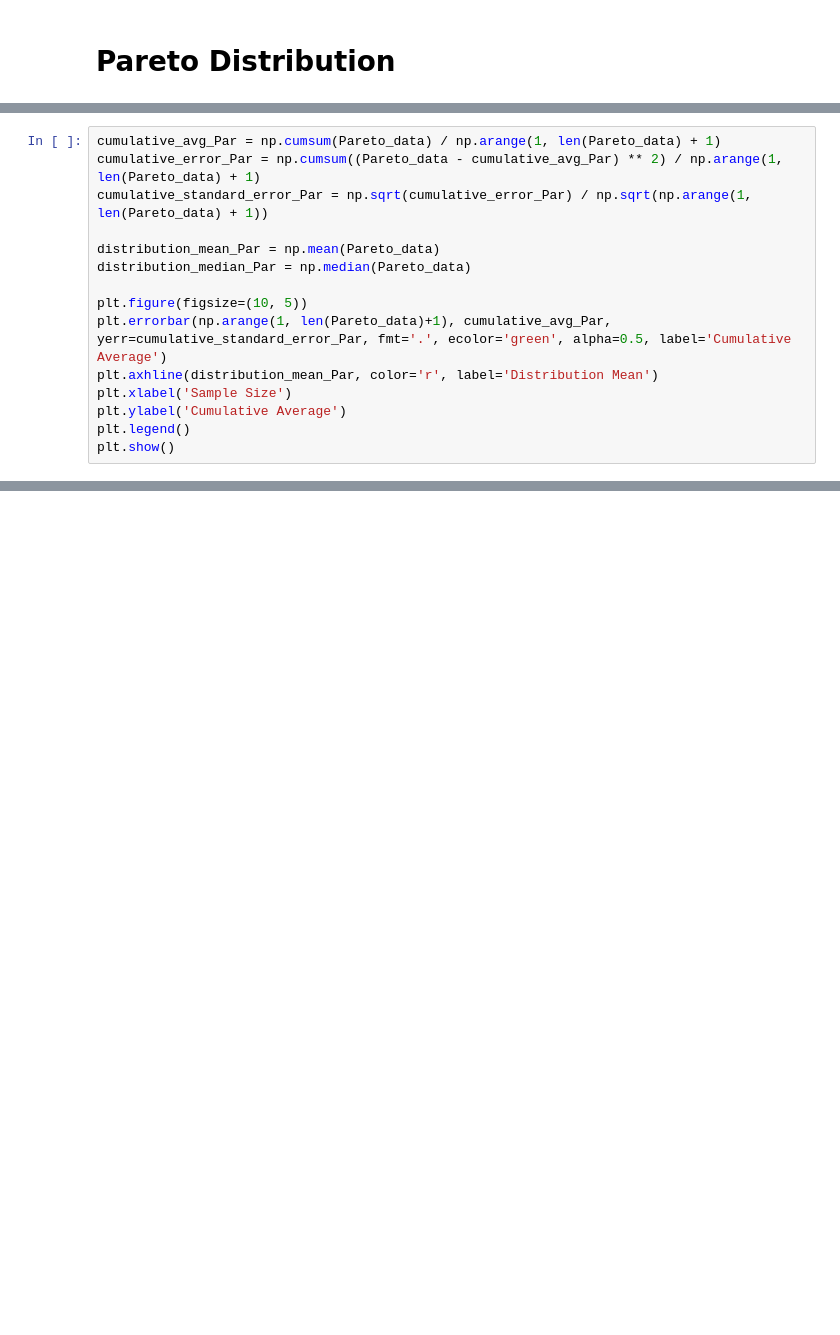
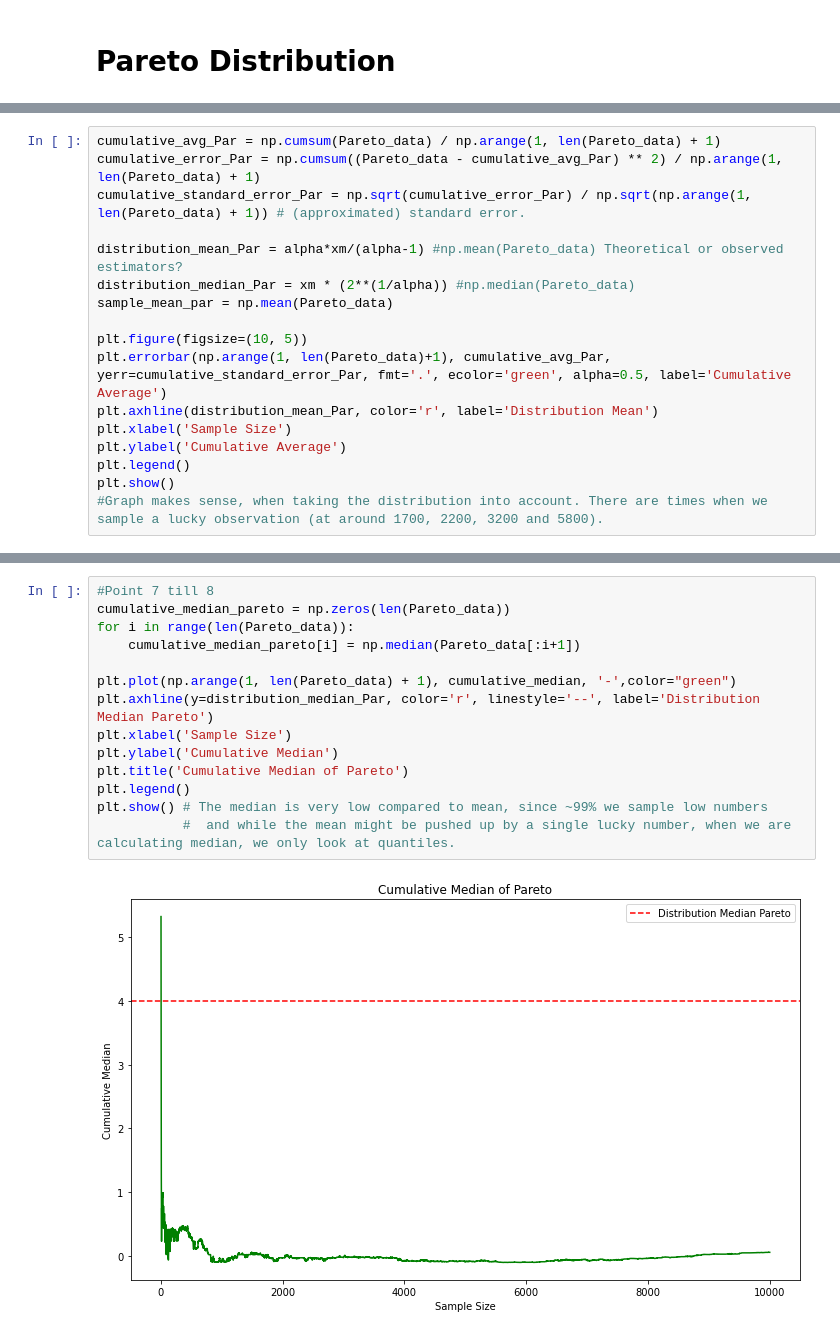
Before and after one commit to Student204161/computational-social-science-assignments, a Jupyter notebook: Exercise 3 Project 1.ipynb, the cells around one changed output, grey strips where cells are left out. Saved outputs shown, nothing was run; the diff lists cells and outputs as text; blank space fills up the shorter version.

```diff
--- a/Exercise 3 Project 1.ipynb
+++ b/Exercise 3 Project 1.ipynb
@@ -75,10 +86,11 @@ plt.show()
 # %%
 cumulative_avg_Par = np.cumsum(Pareto_data) / np.arange(1, len(Pareto_data) + 1)
 cumulative_error_Par = np.cumsum((Pareto_data - cumulative_avg_Par) ** 2) / np.arange(1, len(Pareto_data) + 1)
-cumulative_standard_error_Par = np.sqrt(cumulative_error_Par) / np.sqrt(np.arange(1, len(Pareto_data) + 1))
+cumulative_standard_error_Par = np.sqrt(cumulative_error_Par) / np.sqrt(np.arange(1, len(Pareto_data) + 1)) # (approximated) standard error.
 
-distribution_mean_Par = np.mean(Pareto_data)
-distribution_median_Par = np.median(Pareto_data)
+distribution_mean_Par = alpha*xm/(alpha-1) #np.mean(Pareto_data) Theoretical or observed estimators?
+distribution_median_Par = xm * (2**(1/alpha)) #np.median(Pareto_data)
+sample_mean_par = np.mean(Pareto_data)
 
 plt.figure(figsize=(10, 5))
 plt.errorbar(np.arange(1, len(Pareto_data)+1), cumulative_avg_Par, yerr=cumulative_standard_error_Par, fmt='.', ecolor='green', alpha=0.5, label='Cumulative Average')
@@ -87,4 +99,5 @@ plt.xlabel('Sample Size')
 plt.ylabel('Cumulative Average')
 plt.legend()
 plt.show()
+#Graph makes sense, when taking the distribution into account. There are times when we sample a lucky observation (at around 1700, 2200, 3200 and 5800).
 # %% [output]
@@ -91,0 +105,16 @@ plt.show()
+# %%
+#Point 7 till 8
+cumulative_median_pareto = np.zeros(len(Pareto_data))
+for i in range(len(Pareto_data)):
+    cumulative_median_pareto[i] = np.median(Pareto_data[:i+1])
+
+plt.plot(np.arange(1, len(Pareto_data) + 1), cumulative_median, '-',color="green")
+plt.axhline(y=distribution_median_Par, color='r', linestyle='--', label='Distribution Median Pareto')
+plt.xlabel('Sample Size')
+plt.ylabel('Cumulative Median')
+plt.title('Cumulative Median of Pareto')
+plt.legend()
+plt.show() # The median is very low compared to mean, since ~99% we sample low numbers
+           #  and while the mean might be pushed up by a single lucky number, when we are calculating median, we only look at quantiles.
+# %% [output]
+[figure, added]
```
Also changed, not shown: parts of 12 cells of this notebook.
